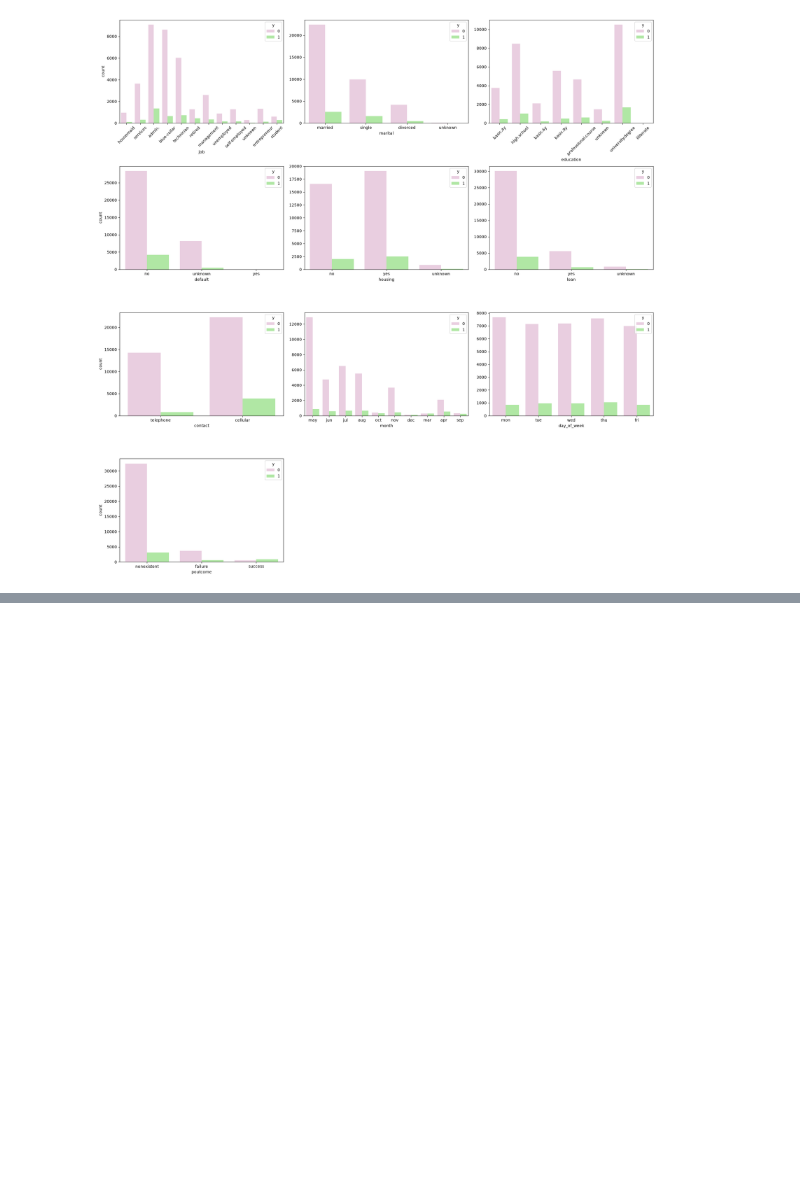
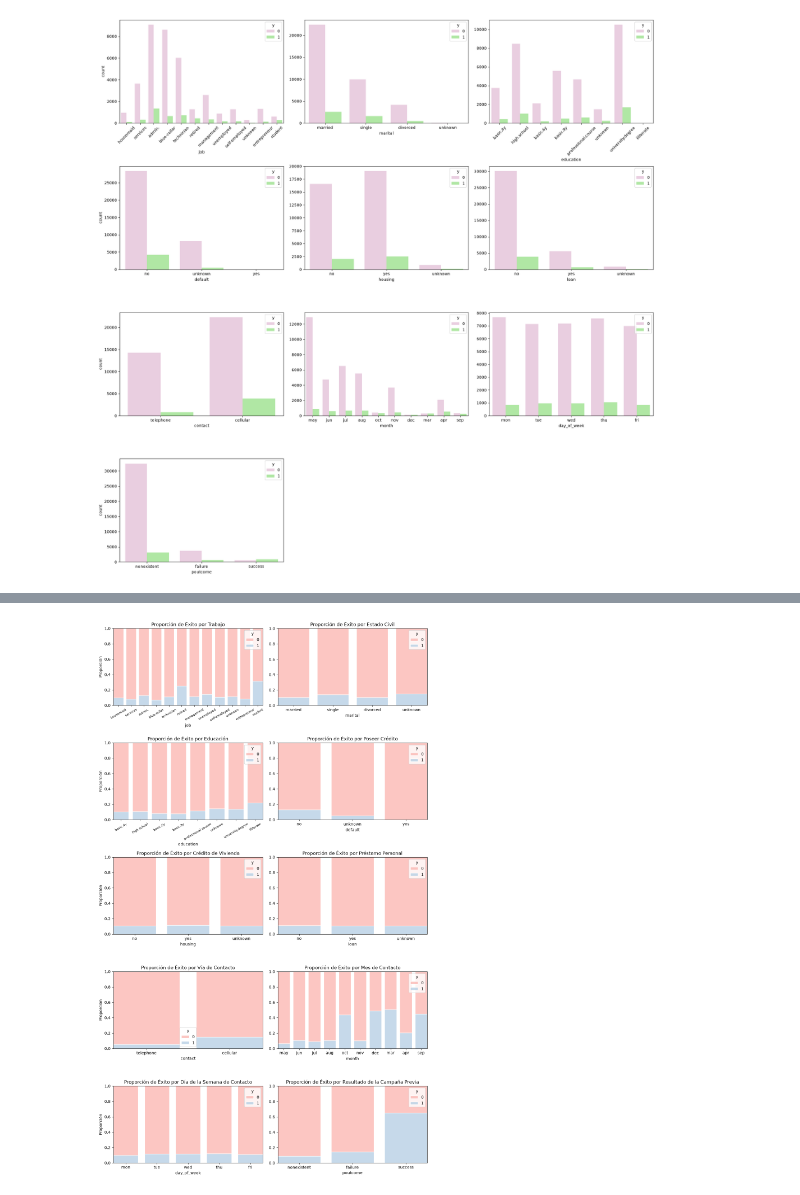
Before and after one commit to aromaydelicadeza/logistic_regression, a Jupyter notebook: src/explore.ipynb, the cells around one changed output, grey strips where cells are left out. Saved outputs shown, nothing was run; the diff lists cells and outputs as text; code cells hidden in the pictures; blank space fills up the shorter version.

```diff
--- a/src/explore.ipynb
+++ b/src/explore.ipynb
@@ -396,0 +587,41 @@ Analizando los gráficos anteriores concluimos que:
+# %%
+fig, axis = plt.subplots(5, 2, figsize = (12, 20))
+
+
+#Visualización: proporción de éxito por trabajo
+sns.histplot(ax=axis[0,0], data=df, x='job', hue='y', multiple='fill', shrink=0.8, palette='Pastel1', edgecolor='white').set_title("Proporción de Éxito por Trabajo")
+axis[0,0].set(ylabel = "Proporción")
+axis[0,0].tick_params(axis='x', rotation=30, labelsize=8)
+#Visualización: proporción éxito por marital
+sns.histplot(ax=axis[0,1], data=df, x='marital', hue='y', multiple='fill', shrink=0.8, palette='Pastel1', edgecolor='white').set_title("Proporción de Éxito por Estado Civil")
+axis[0,1].set(ylabel = None)
+#Visualización: proporción de éxito por educación
+sns.histplot(ax=axis[1,0], data=df, x='education', hue='y', multiple='fill', shrink=0.8, palette='Pastel1', edgecolor='white').set_title("Proporción de Éxito por Educación")
+axis[1,0].set(ylabel = "Proporción")
+axis[1,0].tick_params(axis='x', rotation=30, labelsize=8)
+#Visualización: proporción de éxito por poseer crédito
+sns.histplot(ax=axis[1,1], data=df, x='default', hue='y', multiple='fill', shrink=0.8, palette='Pastel1', edgecolor='white').set_title("Proporción de Éxito por Poseer Crédito")
+axis[1,1].set(ylabel = None)
+#Visualización: proporción de éxito por crédito de vivienda
+sns.histplot(ax=axis[2,0], data=df, x='housing', hue='y', multiple='fill', shrink=0.8, palette='Pastel1', edgecolor='white').set_title("Proporción de Éxito por Crédito de Vivienda")
+axis[2,0].set(ylabel = "Proporción")
+#Visualización: proporción de éxito por préstamo personal
+sns.histplot(ax=axis[2,1], data=df, x='loan', hue='y', multiple='fill', shrink=0.8, palette='Pastel1', edgecolor='white').set_title("Proporción de Éxito por Préstamo Personal")
+axis[2,1].set(ylabel = None)
+#Visualización: proporción de éxito por vía de contacto
+sns.histplot(ax=axis[3,0], data=df, x='contact', hue='y', multiple='fill', shrink=0.8, palette='Pastel1', edgecolor='white').set_title("Proporción de Éxito por Vía de Contacto")
+axis[3,0].set(ylabel = "Proporción")
+#Visualización: proporción de éxito por mes de contacto
+sns.histplot(ax=axis[3,1], data=df, x='month', hue='y', multiple='fill', shrink=0.8, palette='Pastel1', edgecolor='white').set_title("Proporción de Éxito por Mes de Contacto")
+axis[3,1].set(ylabel = None)
+#Visualización: proporción de éxito por día de la semana de contacto
+sns.histplot(ax=axis[4,0], data=df, x='day_of_week', hue='y', multiple='fill', shrink=0.8, palette='Pastel1', edgecolor='white').set_title("Proporción de Éxito por Día de la Semana de Contacto")
+axis[4,0].set(ylabel = "Proporción")
+#Visualización: proporción de éxito por resultado de la campaña previa
+sns.histplot(ax=axis[4,1], data=df, x='poutcome', hue='y', multiple='fill', shrink=0.8, palette='Pastel1', edgecolor='white').set_title("Proporción de Éxito por Resultado de la Campaña Previa")
+axis[4,1].set(ylabel = None)
+
+plt.tight_layout()
+plt.show()
+# %% [output]
+[figure, added]
```
Also changed, not shown: parts of 41 cells of this notebook.
